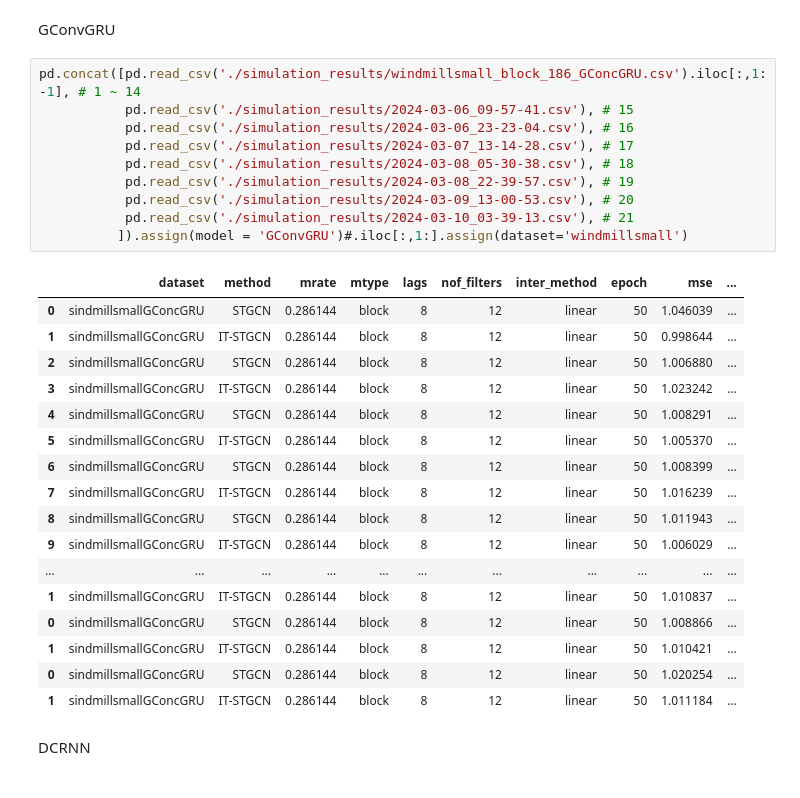
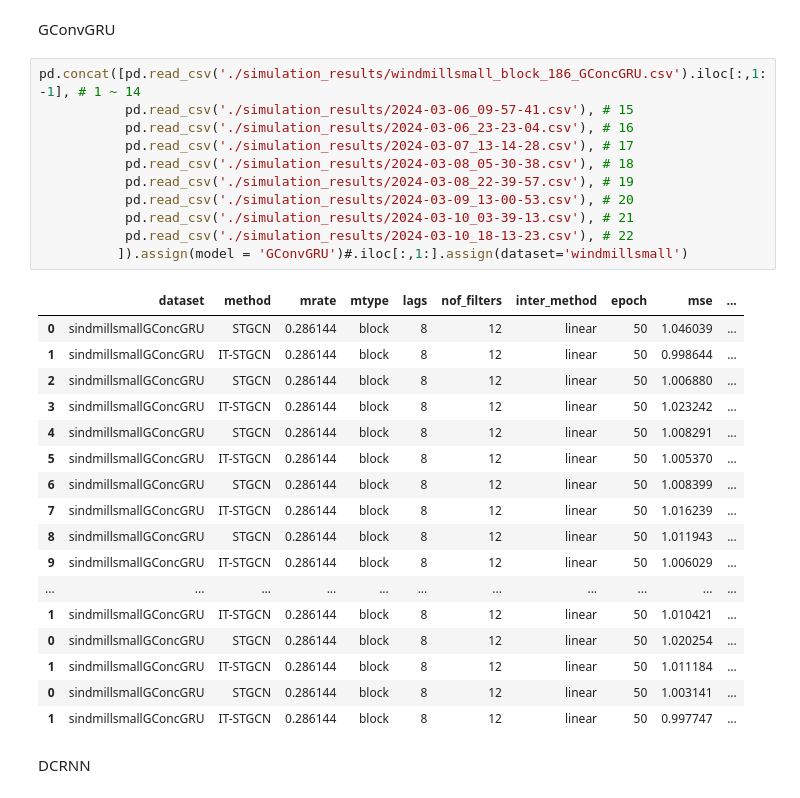
Before and after one commit to seoyeonc/ITTGNN_blog, a Jupyter notebook: posts/2_research/done.ipynb, the cells around one changed output. Saved outputs shown, nothing was run; the diff lists cells and outputs as text.

```diff
--- a/posts/2_research/done.ipynb
+++ b/posts/2_research/done.ipynb
@@ -137,31 +139,32 @@ GConvGRU
 # %%
 pd.concat([pd.read_csv('./simulation_results/windmillsmall_block_186_GConcGRU.csv').iloc[:,1:-1], # 1 ~ 14
            pd.read_csv('./simulation_results/2024-03-06_09-57-41.csv'), # 15
            pd.read_csv('./simulation_results/2024-03-06_23-23-04.csv'), # 16
            pd.read_csv('./simulation_results/2024-03-07_13-14-28.csv'), # 17
            pd.read_csv('./simulation_results/2024-03-08_05-30-38.csv'), # 18
            pd.read_csv('./simulation_results/2024-03-08_22-39-57.csv'), # 19
            pd.read_csv('./simulation_results/2024-03-09_13-00-53.csv'), # 20
            pd.read_csv('./simulation_results/2024-03-10_03-39-13.csv'), # 21
+           pd.read_csv('./simulation_results/2024-03-10_18-13-23.csv'), # 22
           ]).assign(model = 'GConvGRU')#.iloc[:,1:].assign(dataset='windmillsmall')
 # %% [output]
 |  | dataset | method | mrate | mtype | lags | nof_filters | inter_method | epoch | mse | ... |
 | 0 | sindmillsmallGConcGRU | STGCN | 0.286144 | block | 8 | 12 | linear | 50 | 1.046039 | ... |
 | 1 | sindmillsmallGConcGRU | IT-STGCN | 0.286144 | block | 8 | 12 | linear | 50 | 0.998644 | ... |
 | 2 | sindmillsmallGConcGRU | STGCN | 0.286144 | block | 8 | 12 | linear | 50 | 1.006880 | ... |
 | 3 | sindmillsmallGConcGRU | IT-STGCN | 0.286144 | block | 8 | 12 | linear | 50 | 1.023242 | ... |
 | 4 | sindmillsmallGConcGRU | STGCN | 0.286144 | block | 8 | 12 | linear | 50 | 1.008291 | ... |
 | 5 | sindmillsmallGConcGRU | IT-STGCN | 0.286144 | block | 8 | 12 | linear | 50 | 1.005370 | ... |
 | 6 | sindmillsmallGConcGRU | STGCN | 0.286144 | block | 8 | 12 | linear | 50 | 1.008399 | ... |
 | 7 | sindmillsmallGConcGRU | IT-STGCN | 0.286144 | block | 8 | 12 | linear | 50 | 1.016239 | ... |
 | 8 | sindmillsmallGConcGRU | STGCN | 0.286144 | block | 8 | 12 | linear | 50 | 1.011943 | ... |
 | 9 | sindmillsmallGConcGRU | IT-STGCN | 0.286144 | block | 8 | 12 | linear | 50 | 1.006029 | ... |
 | ... | ... | ... | ... | ... | ... | ... | ... | ... | ... | ... |
-| 1 | sindmillsmallGConcGRU | IT-STGCN | 0.286144 | block | 8 | 12 | linear | 50 | 1.010837 | ... |
-| 0 | sindmillsmallGConcGRU | STGCN | 0.286144 | block | 8 | 12 | linear | 50 | 1.008866 | ... |
 | 1 | sindmillsmallGConcGRU | IT-STGCN | 0.286144 | block | 8 | 12 | linear | 50 | 1.010421 | ... |
 | 0 | sindmillsmallGConcGRU | STGCN | 0.286144 | block | 8 | 12 | linear | 50 | 1.020254 | ... |
 | 1 | sindmillsmallGConcGRU | IT-STGCN | 0.286144 | block | 8 | 12 | linear | 50 | 1.011184 | ... |
+| 0 | sindmillsmallGConcGRU | STGCN | 0.286144 | block | 8 | 12 | linear | 50 | 1.003141 | ... |
+| 1 | sindmillsmallGConcGRU | IT-STGCN | 0.286144 | block | 8 | 12 | linear | 50 | 0.997747 | ... |
 # %% [markdown]
 DCRNN
 # %%
```
Also changed, not shown: parts of 7 cells of this notebook, 11 other files.
